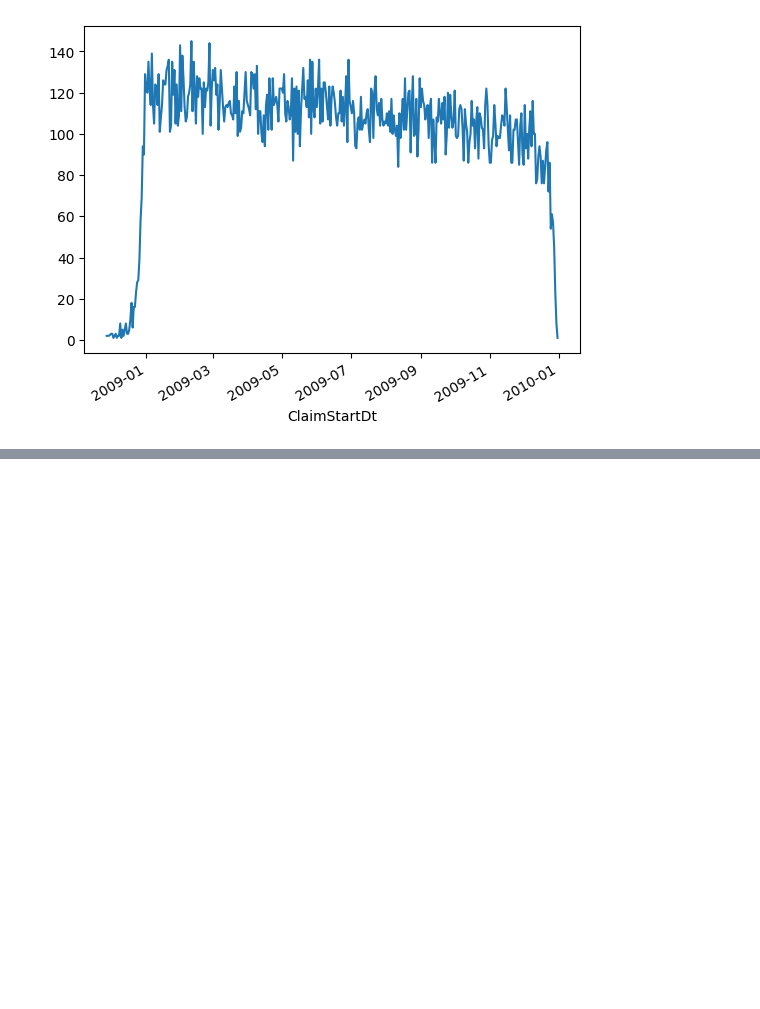
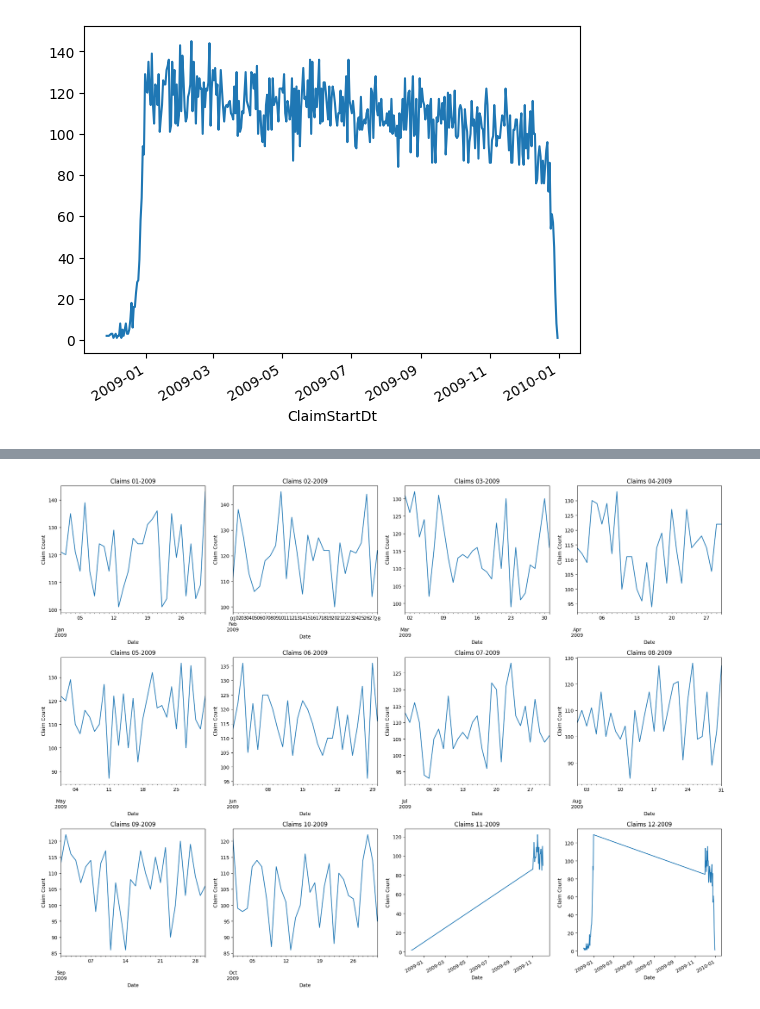
Before and after one commit to bkdevart/health_claims, a Jupyter notebook: health-claims.ipynb, the cells around one changed output, grey strips where cells are left out. Saved outputs shown, nothing was run; the diff lists cells and outputs as text; code cells hidden in the pictures; blank space fills up the shorter version.

```diff
--- a/health-claims.ipynb
+++ b/health-claims.ipynb
@@ -312,0 +333,25 @@ Name: ClaimID, dtype: float64
+# %%
+# look at all months in 2009
+fig, axes = plt.subplots(nrows=3, ncols=4, figsize=(20, 15))
+
+# Loop through months from 1 to 12
+for n in range(1, 13):
+    # Filter data for the current month
+    monthly_data = df_inpatient[df_inpatient['ClaimStartDt'].dt.month == n]
+
+    # Group by ClaimStartDt and count ClaimID
+    claim_counts = monthly_data.groupby('ClaimStartDt')['ClaimID'].count()
+
+    # Plot line chart for the current month
+    ax = axes[(n-1)//4, (n-1)%4]
+    claim_counts.plot(ax=ax, kind='line', title=f'Claims {n:02d}-2009')
+    ax.set_xlabel('Date')
+    ax.set_ylabel('Claim Count')
+
+# Adjust layout
+plt.tight_layout()
+
+# Display the plot
+plt.show()
+# %% [output]
+[figure, added]
```
Also changed, not shown: parts of 4 cells of this notebook.
